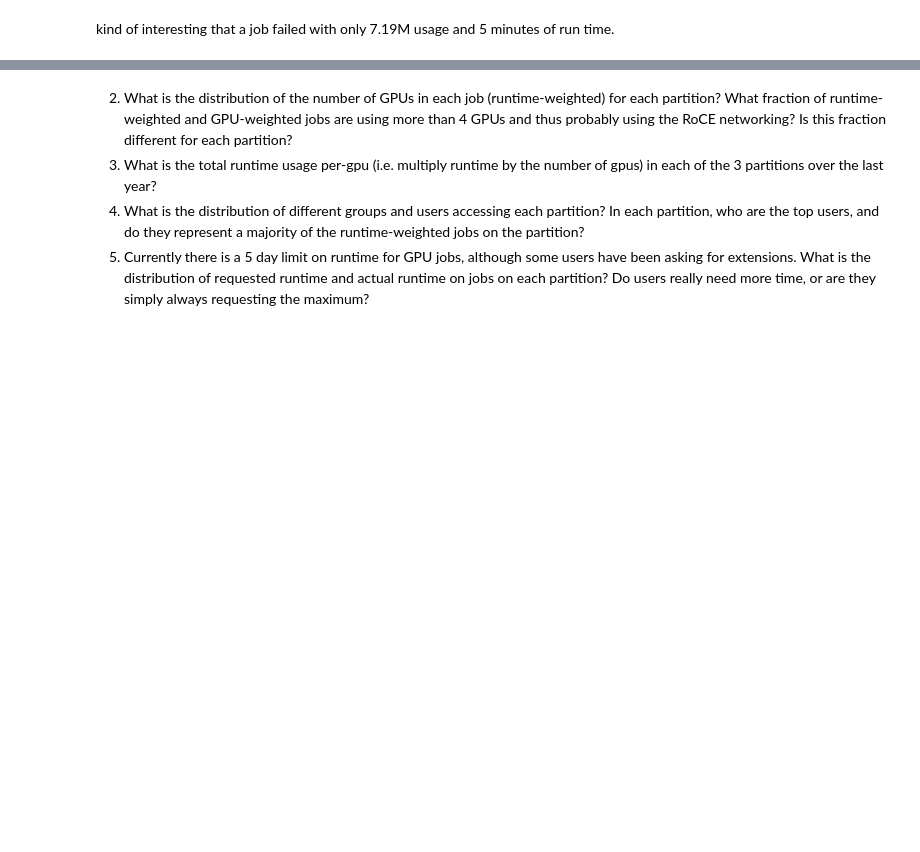
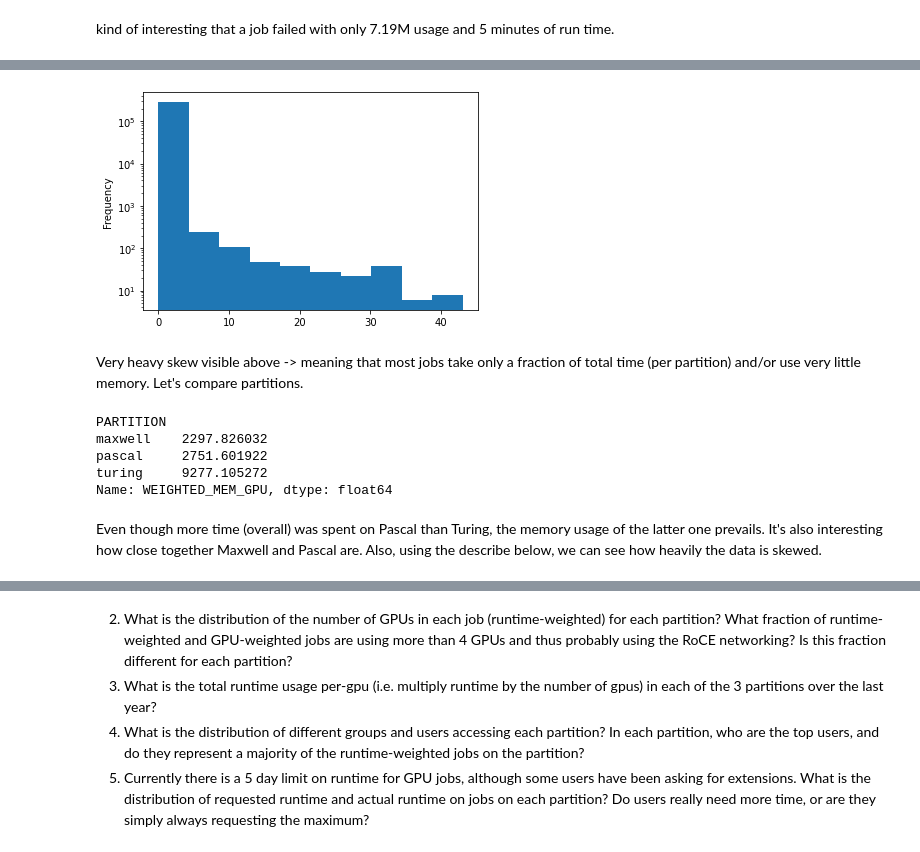
Before and after one commit to tomoumer/accre_project-pizza, a Jupyter notebook: notebooks/TU_accre_project.ipynb, the cells around one changed output, grey strips where cells are left out. Saved outputs shown, nothing was run; the diff lists cells and outputs as text; code cells hidden in the pictures; blank space fills up the shorter version.

```diff
--- a/notebooks/TU_accre_project.ipynb
+++ b/notebooks/TU_accre_project.ipynb
@@ -202,0 +118,24 @@ ParserError: Unknown string format: 1-08:38:34
+# %%
+accre_noM['TOT_USEDTIME_PART'] = accre_noM.groupby('PARTITION')['USEDTIME'].transform('sum').to_frame()
+# %%
+accre_noM['WEIGHTED_MEM_GPU'] = (
+    (accre_noM['USEDMEM']/ accre_noM['GPUS']) *
+    (accre_noM['USEDTIME']/accre_noM['TOT_USEDTIME_PART'])
+)
+# %%
+plt.axis
+accre_noM['WEIGHTED_MEM_GPU'].plot(kind='hist', log='True');
+# %% [output]
+[figure, added]
+# %% [markdown]
+Very heavy skew visible above -> meaning that most jobs take only a fraction of total time (per partition) and/or use very little memory. Let's compare partitions.
+# %%
+accre_noM.groupby('PARTITION')['WEIGHTED_MEM_GPU'].sum()
+# %% [output]
+PARTITION
+maxwell    2297.826032
+pascal     2751.601922
+turing     9277.105272
+Name: WEIGHTED_MEM_GPU, dtype: float64
+# %% [markdown]
+Even though more time (overall) was spent on Pascal than Turing, the memory usage of the latter one prevails. It's also interesting how close together Maxwell and Pascal are. Also, using the describe below, we can see how heavily the data is skewed.
```
Also changed, not shown: parts of 38 cells of this notebook.
